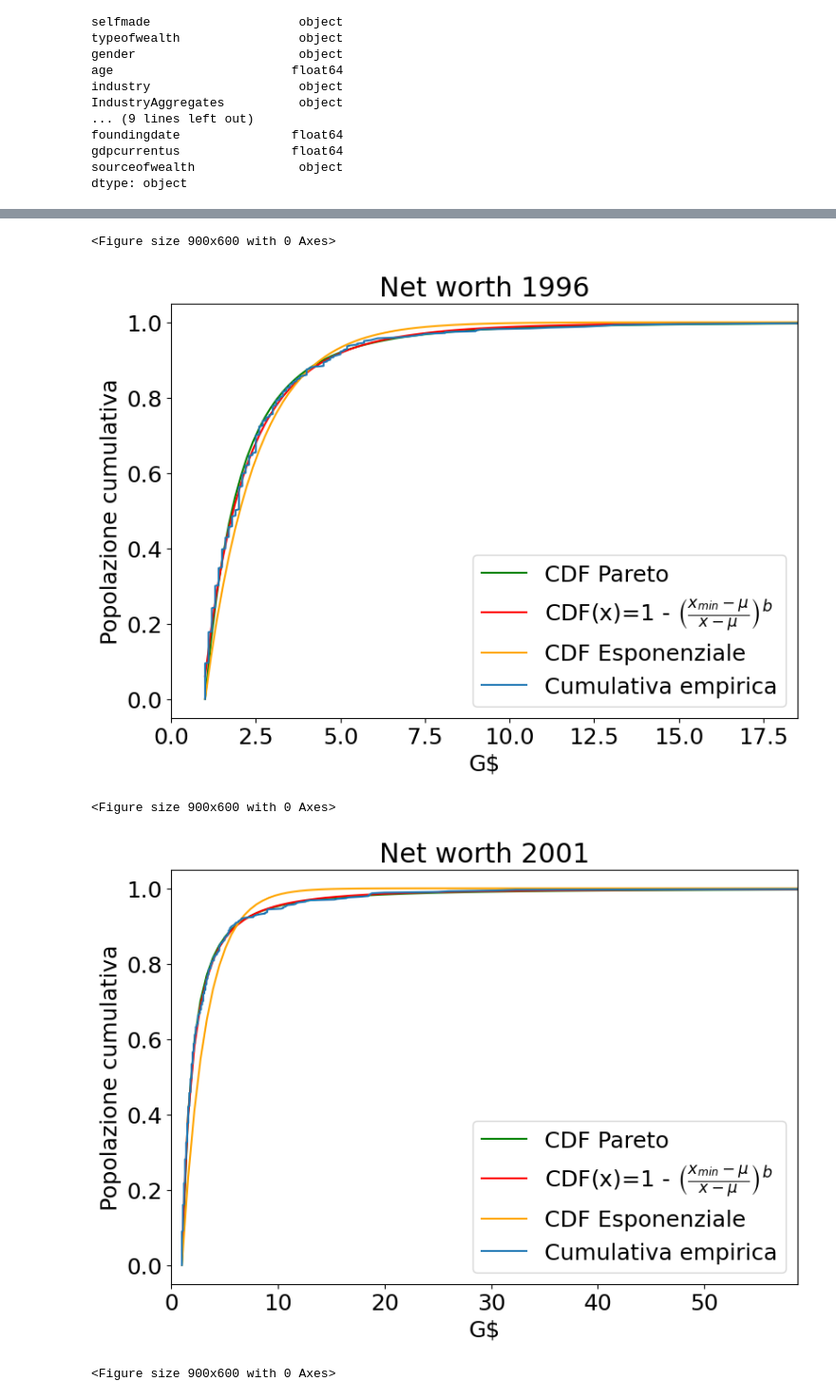
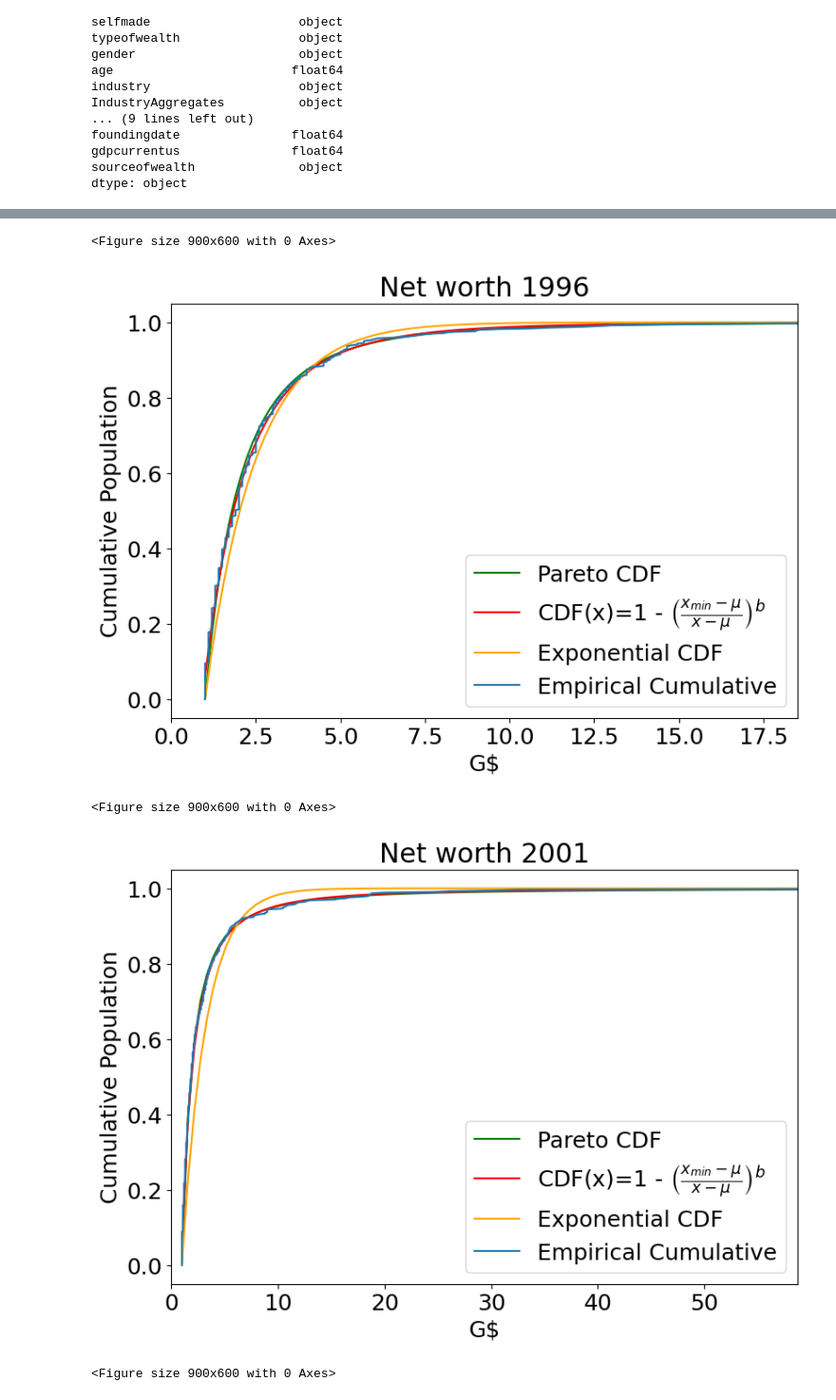
Before and after one commit to Riccardo-Martelli/Probability-and-statistics, a Jupyter notebook: Esame_17_02_Riccardo_Martelli.ipynb, the cells around one changed output, grey strips where cells are left out. Shown at 95% size. Cells and saved outputs as stored; diff of their text form; code cells hidden in the pictures.

```diff
--- a/Esame_17_02_Riccardo_Martelli.ipynb
+++ b/Esame_17_02_Riccardo_Martelli.ipynb
@@ -251,8 +265,8 @@ Ora è necessario fittare i dati e eseguire un test di Kolmogorov-Smirnov, per l
 # %%
-def power_pdf(x,x_min,mu,b): #pdf pareto modificata
+def power_pdf(x,x_min,mu,b): #modify Pareto pdf
     return (b*(x_min-mu)**b)/(x-mu)**(b+1)
 
-def power_cdf(x,x_min,mu,b): #cdf pareto modificata
+def power_cdf(x,x_min,mu,b): #modify Pareto cdf
     return 1. - ((x_min-mu)/(x-mu))**(b)
 
 
@@ -260,7 +274,7 @@ years = np.sort(df['year'].unique())
 
 arr = []
 
-# Itero sugli anni
+# Iterate over the years
 for i in years:
 
     plt.figure(figsize=(9,6))
@@ -271,44 +285,44 @@ for i in years:
 
     x = np.linspace(x_min,x_max,100)
     plt.figure(figsize=(9,6))
 
-    #definisco i dati da utilizzare
+    #I define the data to be used
     data_test =(df[(df['year']==i)])['networthusbillion']
     data_test = np.array(data_test)
 
-    #costruisco la cumulativa empirica
+    #I build the empirical cumulative distribution.
     y1=np.sort(data_test)
     idx1 = [ j/len(y1) for j in range(len(y1))]
 
     #fit
     b,loc,scale = stats.pareto.fit(data_test)
     parameters, covariance = curve_fit(power_cdf,y1,idx1,p0=[x_min,-1.,b],maxfev=100000)
     a,c = stats.expon.fit(data_test)
 
-    # parametri salvati per anno
+    # Parameters saved for each year
     arr.append(parameters)
 
-    #plot distribuzioni
-    plt.plot(x,stats.pareto.cdf(x,b,loc,scale),color='green',label='CDF Pareto')
+    #Plot distributions
+    plt.plot(x,stats.pareto.cdf(x,b,loc,scale),color='green',label='Pareto CDF')
     plt.plot(x,power_cdf(x,parameters[0],parameters[1],parameters[2]),color='red',label='CDF(x)=1 - 'r"$\left(\frac{x_{min}-\mu}{x-\mu}\right)^b $")
-    plt.plot(x,stats.expon.cdf(x,a,c),color="orange",label="CDF Esponenziale")
+    plt.plot(x,stats.expon.cdf(x,a,c),color="orange",label="Exponential CDF")
 
-    #eseguo i vari test di KS
+    #I perform the various KS tests.
     KS_test = scipy.stats.kstest(data_test,lambda x:scipy.stats.pareto.cdf(x,b,loc,scale))
     KS_fit = scipy.stats.kstest(data_test,lambda x:power_cdf(x,parameters[0],parameters[1],parameters[2]))
     KS_exp = scipy.stats.kstest(data_test,lambda x:scipy.stats.expon.cdf(x,a,c))
 
-    #plot cumulatica empirica
-    plt.plot(y1,idx1,label='Cumulativa empirica')
+    #Empirical cumulative plot.
+    plt.plot(y1,idx1,label='Empirical Cumulative')
 
     plt.xlim(0,x_max)
     plt.xlabel('G$')
-    plt.ylabel('Popolazione cumulativa')
+    plt.ylabel('Cumulative Population')
     plt.title("Net worth {}".format(i))
     plt.legend()
 # %% [output]
 <Figure size 900x600 with 0 Axes>
-[figure, old version]
+[figure, new version]
 <Figure size 900x600 with 0 Axes>
-[figure, old version]
+[figure, new version]
 <Figure size 900x600 with 0 Axes>
```
Also changed, not shown: parts of 44 cells of this notebook.
